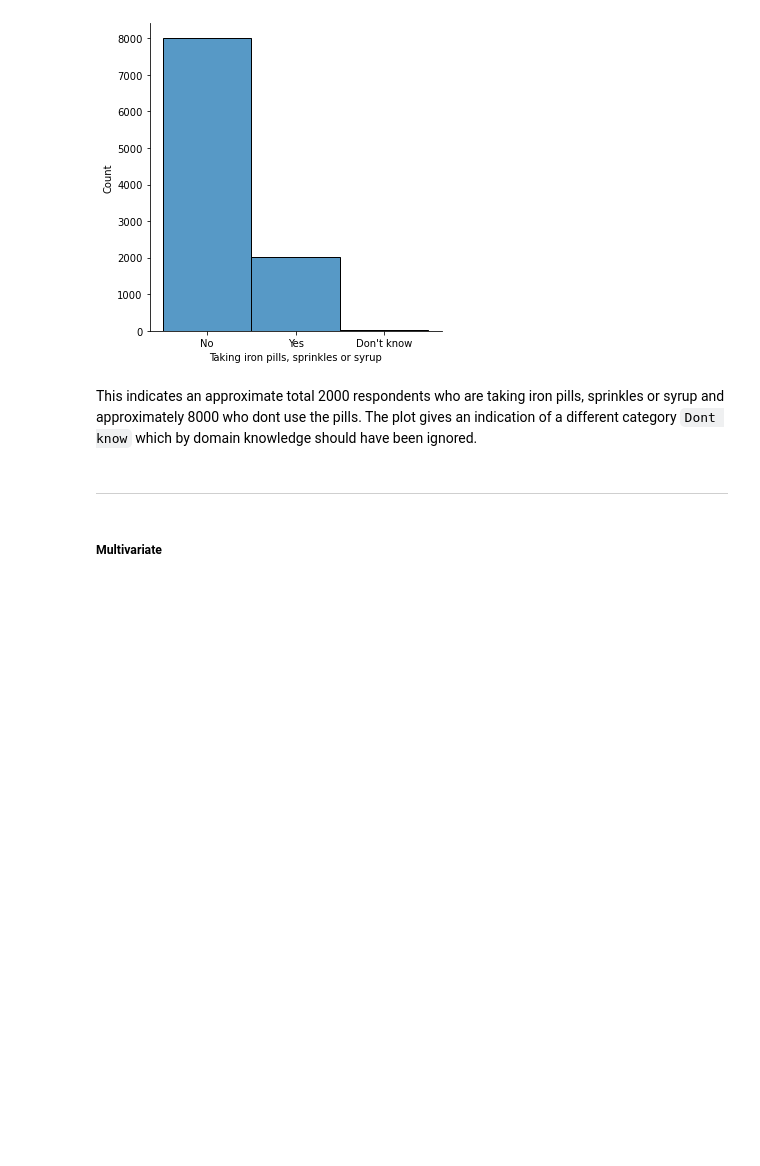
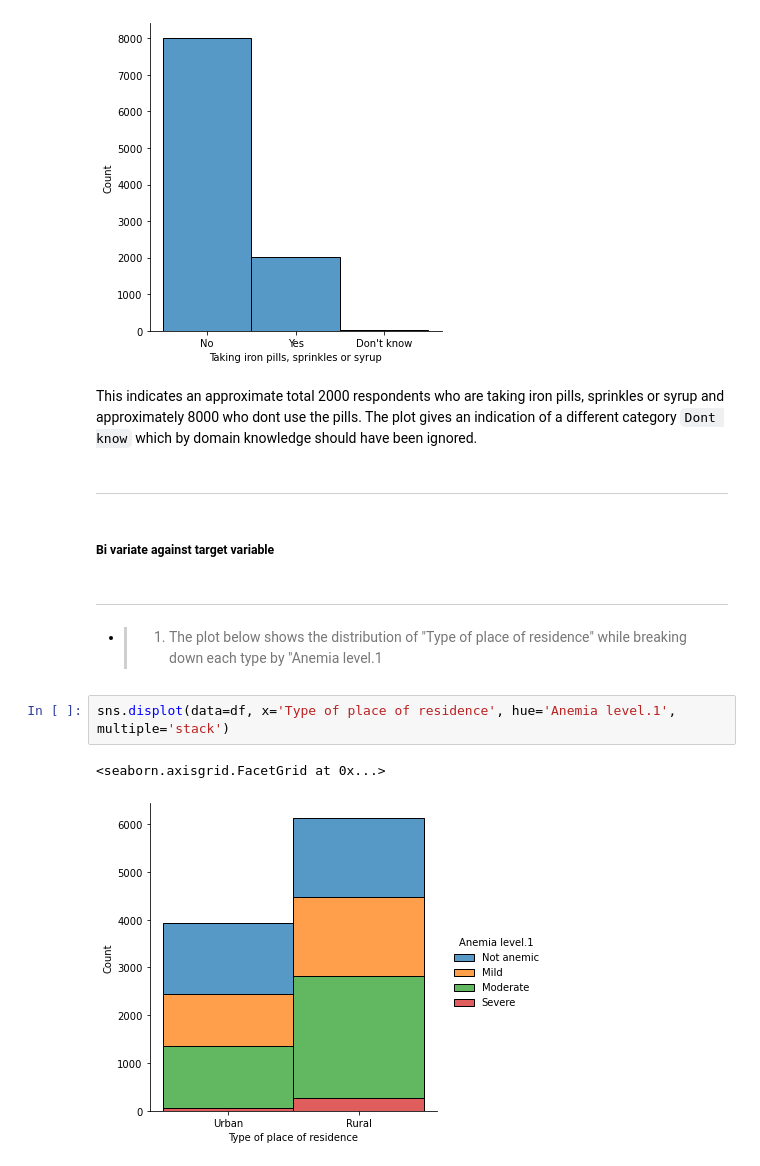
Before and after one commit to ruth-kitasi/Anemia-Level-Prediction-in-Children, a Jupyter notebook: notebooks/Mbego.ipynb, the cells around one changed output. Saved outputs shown, nothing was run; the diff lists cells and outputs as text; blank space fills up the shorter version.

```diff
--- a/notebooks/Mbego.ipynb
+++ b/notebooks/Mbego.ipynb
@@ -560,5 +556,14 @@ sns.displot(df['Taking iron pills, sprinkles or syrup'])
 This indicates an approximate total 2000 respondents who are taking iron pills, sprinkles or syrup and approximately 8000 who dont use the pills. The plot gives an indication of a different category `Dont know` which by domain knowledge should have been ignored.
 # %% [markdown]
 ---
+# %% [markdown]
+##### Bi variate against target variable
 # %% [markdown]
-##### Multivariate
+---
+# %% [markdown]
+- > 1. The plot below shows the distribution of "Type of place of residence" while breaking down each type by "Anemia level.1
+# %%
+sns.displot(data=df, x='Type of place of residence', hue='Anemia level.1', multiple='stack')
+# %% [output]
+<seaborn.axisgrid.FacetGrid at 0x...>
+[figure, added]
```
Also changed, not shown: parts of 32 cells of this notebook, 1 other file.
